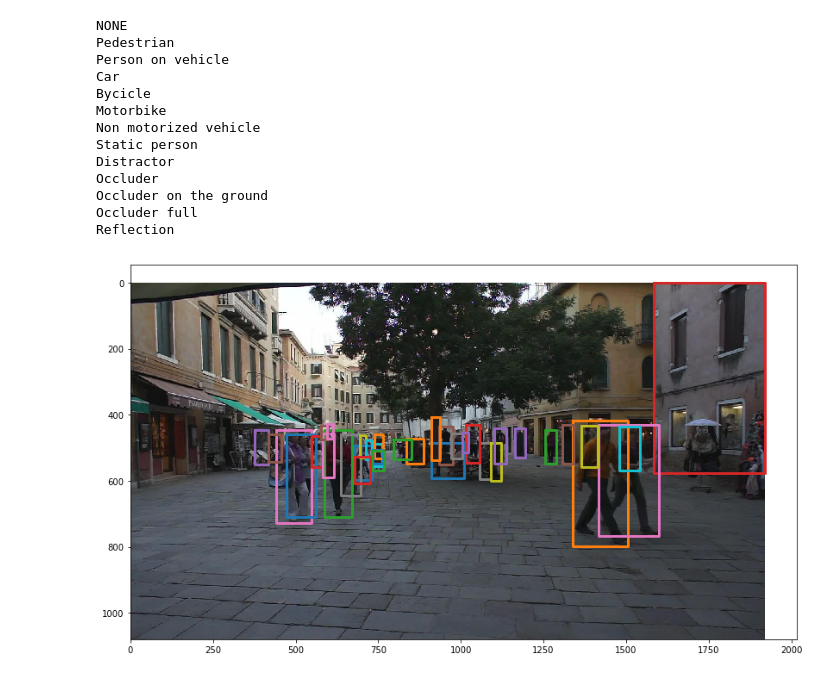
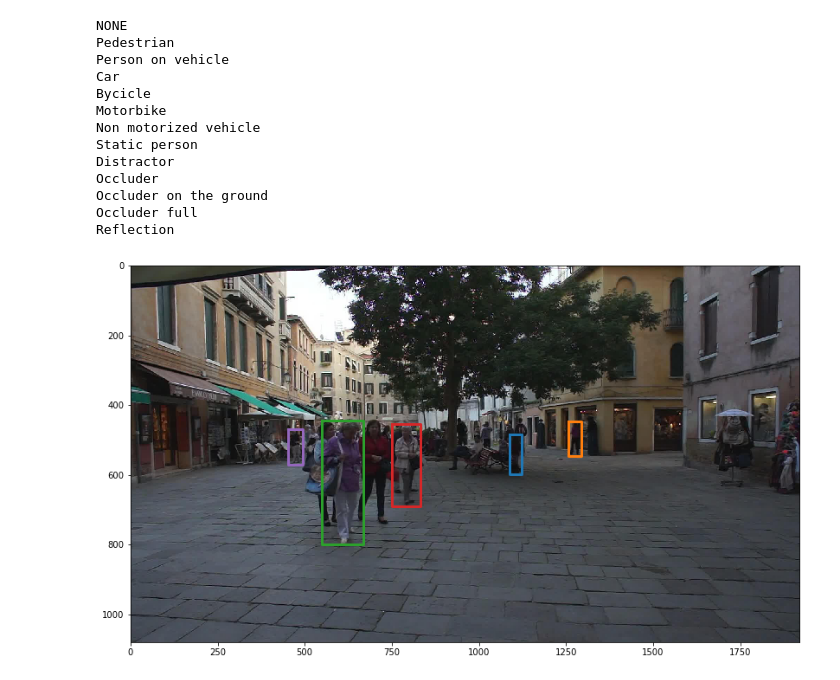
Before and after one commit to jutanke/pak, a Jupyter notebook: samples/MOT16.ipynb, the cells around one changed output. Cells and saved outputs as stored; diff of their text form; code cells hidden in the pictures.

Commit message:
start evaluation framework, simplifing MOT gt

```diff
--- a/samples/MOT16.ipynb
+++ b/samples/MOT16.ipynb
@@ -127,23 +125,26 @@ Occluder on the ground
 Occluder full
 Reflection
 # %%
+frame = 100
+
+Y_gt = MOT16.simplify_gt(Y_gt)
 Y_gt_frame1 = utils.extract_eq(Y_gt, col=0, value=frame)
 
 left = Y_gt_frame1[:,2]
 top = Y_gt_frame1[:,3]
 width = Y_gt_frame1[:,4]
 height = Y_gt_frame1[:,5]
 
 img = X[frame]
 fig = plt.figure(figsize=(16,8))
 
 ax = fig.add_subplot(111)
 ax.imshow(img)
 
 for x, y, w, h in zip(*[left, top, width, height]):
     bbX, bbY = utils.bb_to_plt_plot(x, y, w, h)
     ax.plot(bbX, bbY, linewidth=3)
 
 plt.show()
 # %% [output]
-[figure, old version]
+[figure, new version]
```
Also changed, not shown: parts of 1 cell of this notebook, 2 other files.
